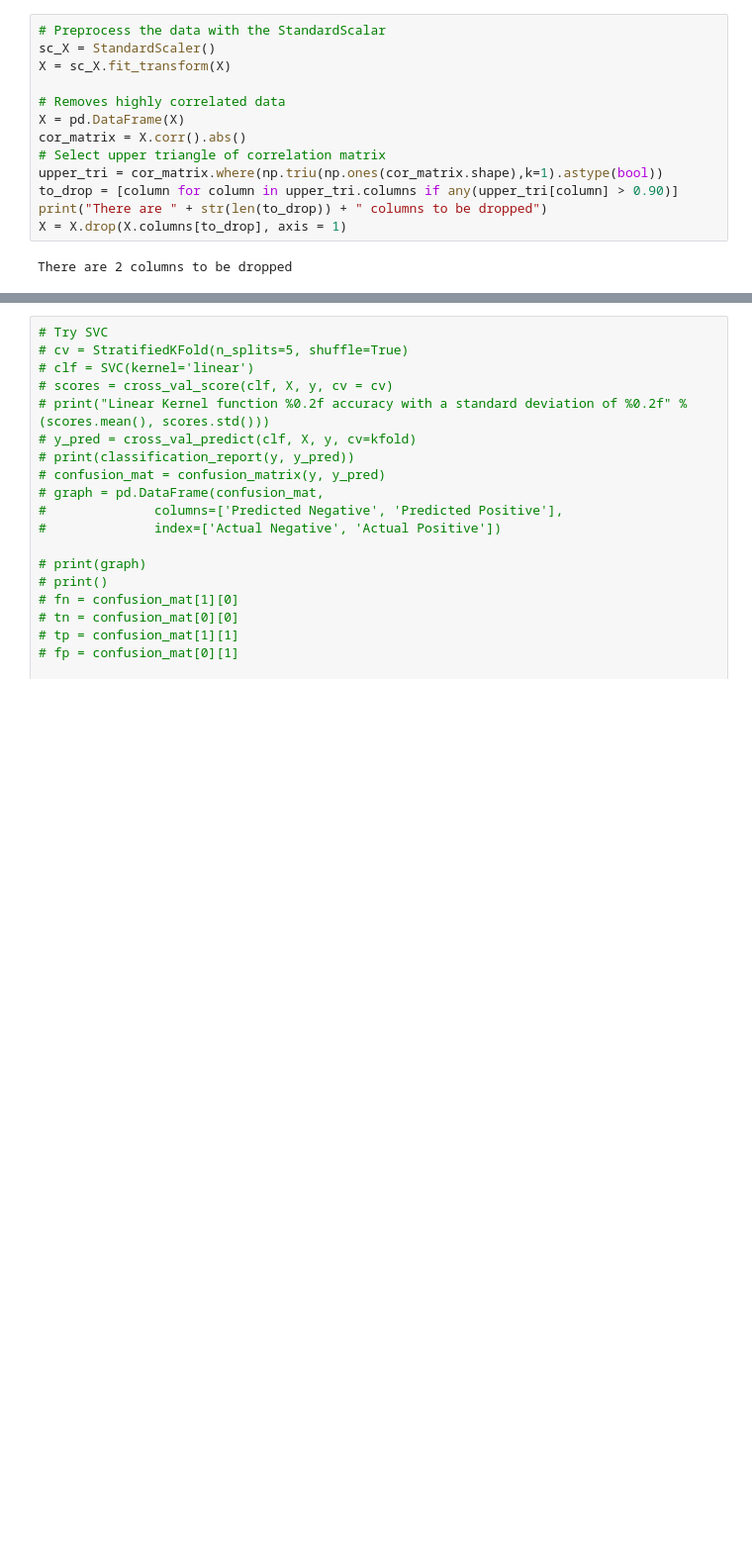
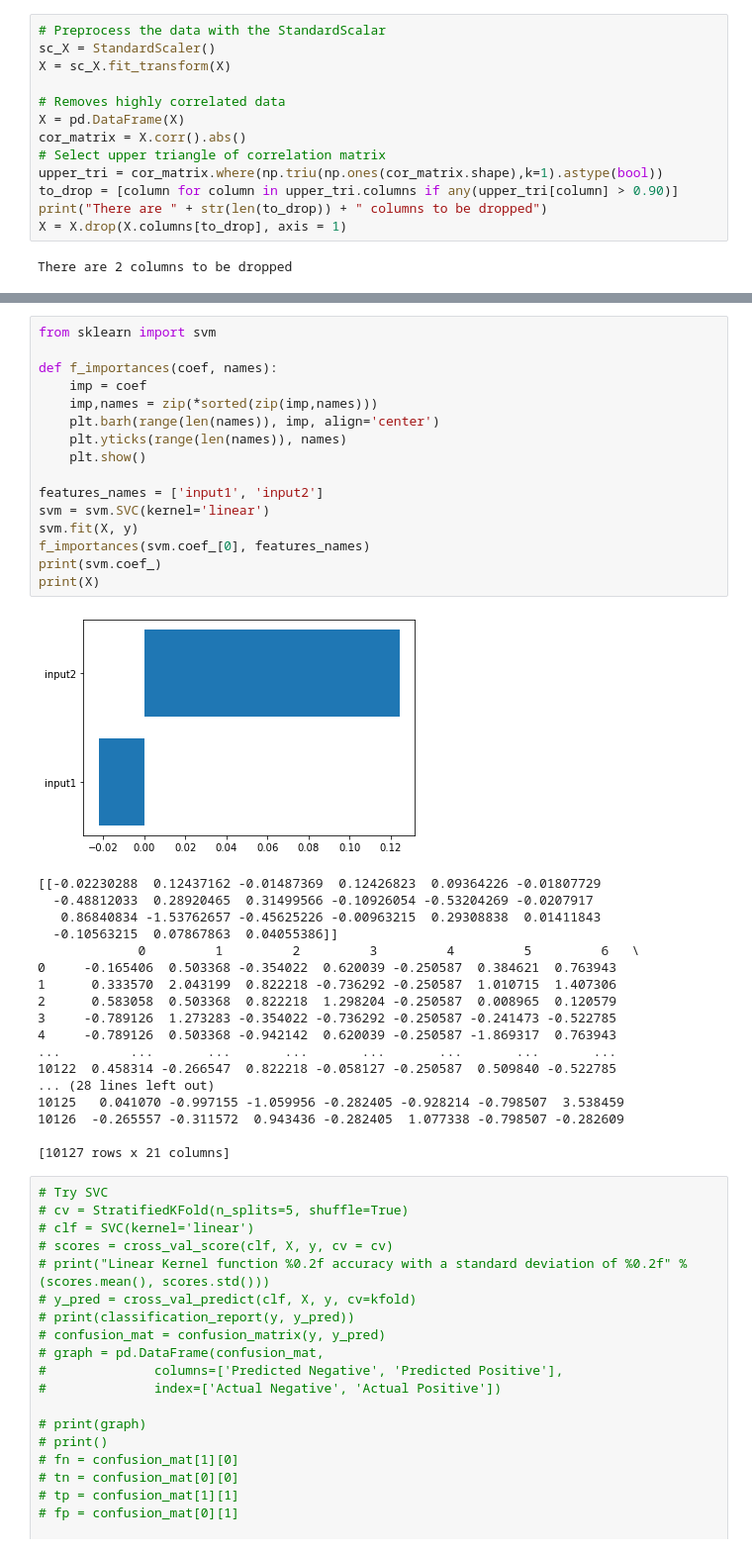
Before and after one commit to franciscoliu/Customer_churning, a Jupyter notebook: final_project.ipynb, the cells around one changed output, grey strips where cells are left out. Shown at 99% size. Cells and saved outputs as stored; diff of their text form; blank space fills up the shorter version.

Commit message:
Add SVM feature importance

```diff
--- a/final_project.ipynb
+++ b/final_project.ipynb
@@ -269,3 +323,38 @@ The mean accuracy of  SVM Linear  is:  0.90549946985485  and the standard deviat
+# %%
+from sklearn import svm
+
+def f_importances(coef, names):
+    imp = coef
+    imp,names = zip(*sorted(zip(imp,names)))
+    plt.barh(range(len(names)), imp, align='center')
+    plt.yticks(range(len(names)), names)
+    plt.show()
+
+features_names = ['input1', 'input2']
+svm = svm.SVC(kernel='linear')
+svm.fit(X, y)
+f_importances(svm.coef_[0], features_names)
+print(svm.coef_)
+print(X)
+# %% [output]
+[figure, added]
+[[-0.02230288  0.12437162 -0.01487369  0.12426823  0.09364226 -0.01807729
+  -0.48812033  0.28920465  0.31499566 -0.10926054 -0.53204269 -0.0207917
+   0.86840834 -1.53762657 -0.45625226 -0.00963215  0.29308838  0.01411843
+  -0.10563215  0.07867863  0.04055386]]
+             0         1         2         3         4         5         6   \
+0     -0.165406  0.503368 -0.354022  0.620039 -0.250587  0.384621  0.763943
+1      0.333570  2.043199  0.822218 -0.736292 -0.250587  1.010715  1.407306
+2      0.583058  0.503368  0.822218  1.298204 -0.250587  0.008965  0.120579
+3     -0.789126  1.273283 -0.354022 -0.736292 -0.250587 -0.241473 -0.522785
+4     -0.789126  0.503368 -0.942142  0.620039 -0.250587 -1.869317  0.763943
+...         ...       ...       ...       ...       ...       ...       ...
+10122  0.458314 -0.266547  0.822218 -0.058127 -0.250587  0.509840 -0.522785
+... (28 lines left out)
+10125   0.041070 -0.997155 -1.059956 -0.282405 -0.928214 -0.798507  3.538459
+10126  -0.265557 -0.311572  0.943436 -0.282405  1.077338 -0.798507 -0.282609
+
+[10127 rows x 21 columns]
 # %%
 # Try SVC
 # cv = StratifiedKFold(n_splits=5, shuffle=True)
```
Also changed, not shown: parts of 1 cell of this notebook.
